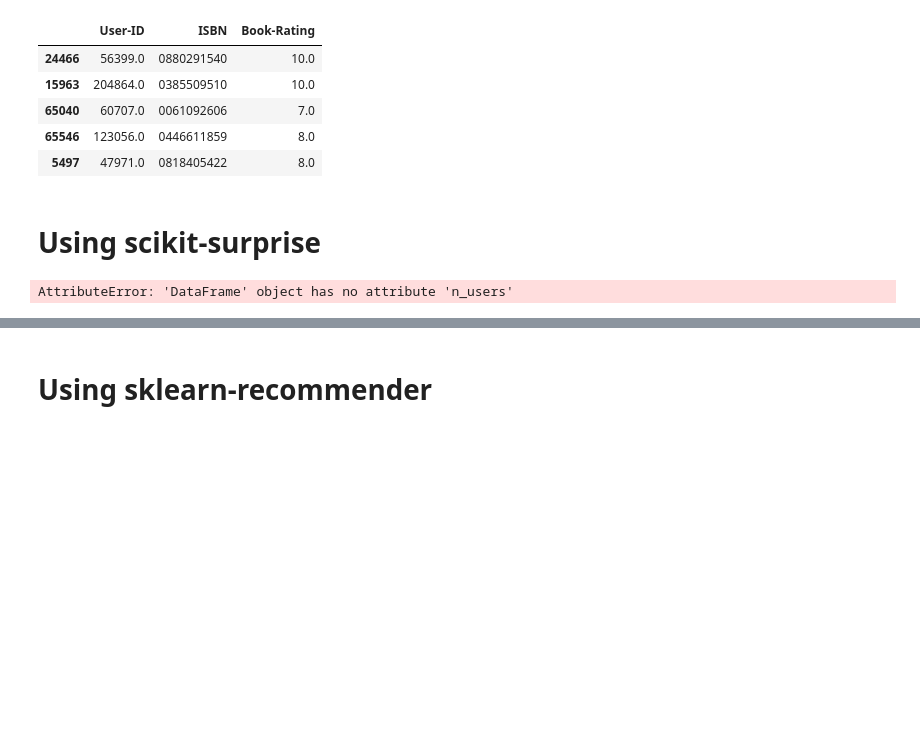
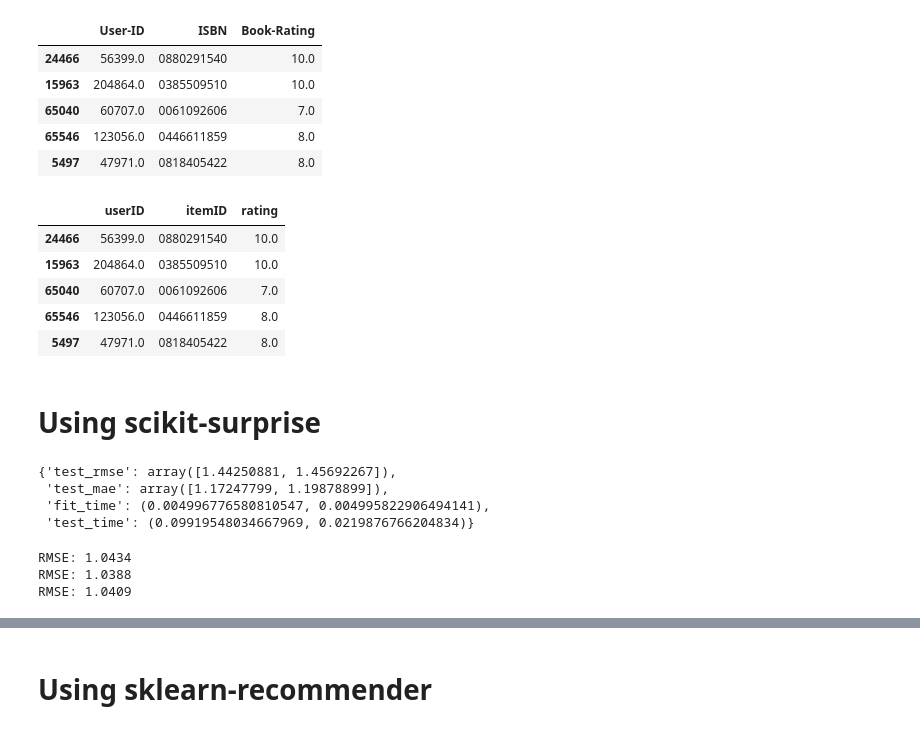
Before and after one commit to sudkpa/SB_DS, a Jupyter notebook: Career_Track/Capstone_Three/Preprocessing_Modeling/Cap3_Notebook_stepfourfive.ipynb, the cells around one changed output, grey strips where cells are left out. Drawn from its saved outputs; the diff is of its cells as text; code cells hidden in the pictures; blank space fills up the shorter version.

Commit message:
Update Cap3_Notebook_stepfourfive.ipynb
Using scikit surprise.

```diff
--- a/Career_Track/Capstone_Three/Preprocessing_Modeling/Cap3_Notebook_stepfourfive.ipynb
+++ b/Career_Track/Capstone_Three/Preprocessing_Modeling/Cap3_Notebook_stepfourfive.ipynb
@@ -107,5 +107,15 @@ df_sample.head()
 | 65040 | 60707.0 | 0061092606 | 7.0 |
 | 65546 | 123056.0 | 0446611859 | 8.0 |
 | 5497 | 47971.0 | 0818405422 | 8.0 |
+# %%
+df_sample.rename(columns = {'User-ID' : 'userID', 'ISBN' : 'itemID', 'Book-Rating' : 'rating'}, inplace=True)
+df_sample.head()
+# %% [output]
+|  | userID | itemID | rating |
+| 24466 | 56399.0 | 0880291540 | 10.0 |
+| 15963 | 204864.0 | 0385509510 | 10.0 |
+| 65040 | 60707.0 | 0061092606 | 7.0 |
+| 65546 | 123056.0 | 0446611859 | 8.0 |
+| 5497 | 47971.0 | 0818405422 | 8.0 |
 # %% [markdown]
 # Using scikit-surprise
@@ -116,13 +122,41 @@ trainset, testset = train_test_split(df_sample, test_size=0.25, random_state=1)
-# %%
-from surprise import KNNWithMeans
-my_k = 15
-my_min_k = 5
-my_sim_option = {
-    'name':'pearson', 'user_based':True,
-    }
-algo = KNNWithMeans(
-    k = my_k, min_k = my_min_k, sim_option = my_sim_option
-    )
-algo.fit(trainset)
-# %% [output]
-AttributeError: 'DataFrame' object has no attribute 'n_users'
+# %%
+from surprise import NormalPredictor
+from surprise import Dataset
+from surprise import Reader
+from surprise.model_selection import cross_validate
+
+# A reader is still needed but only the rating_scale param is requiered.
+reader = Reader(rating_scale=(7, 10))
+
+# The columns must correspond to user id, item id and ratings (in that order).
+data = Dataset.load_from_df(df_sample[['userID', 'itemID', 'rating']], reader)
+
+# We can now use this dataset as we please, e.g. calling cross_validate
+cross_validate(NormalPredictor(), data, cv=2)
+# %% [output]
+{'test_rmse': array([1.44250881, 1.45692267]),
+ 'test_mae': array([1.17247799, 1.19878899]),
+ 'fit_time': (0.004996776580810547, 0.004995822906494141),
+ 'test_time': (0.09919548034667969, 0.0219876766204834)}
+# %%
+from surprise import SVD
+from surprise import accuracy
+from surprise.model_selection import KFold
+
+# define a cross-validation iterator
+kf = KFold(n_splits=3)
+
+algo = SVD()
+
+for trainset, testset in kf.split(data):
+
+    # train and test algorithm.
+    algo.fit(trainset)
+    predictions = algo.test(testset)
+
+    # Compute and print Root Mean Squared Error
+    accuracy.rmse(predictions, verbose=True)
+# %% [output]
+RMSE: 1.0434
+RMSE: 1.0388
+RMSE: 1.0409
```
Also changed, not shown: parts of 4 cells of this notebook.
